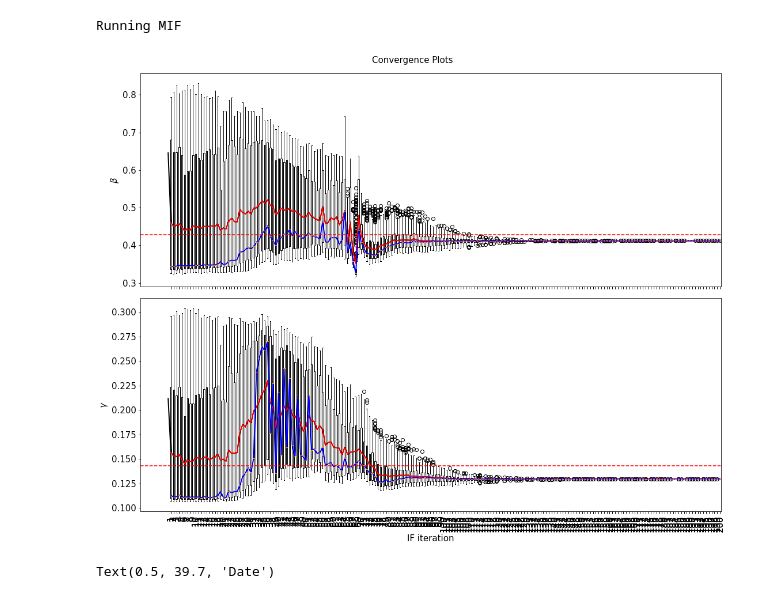
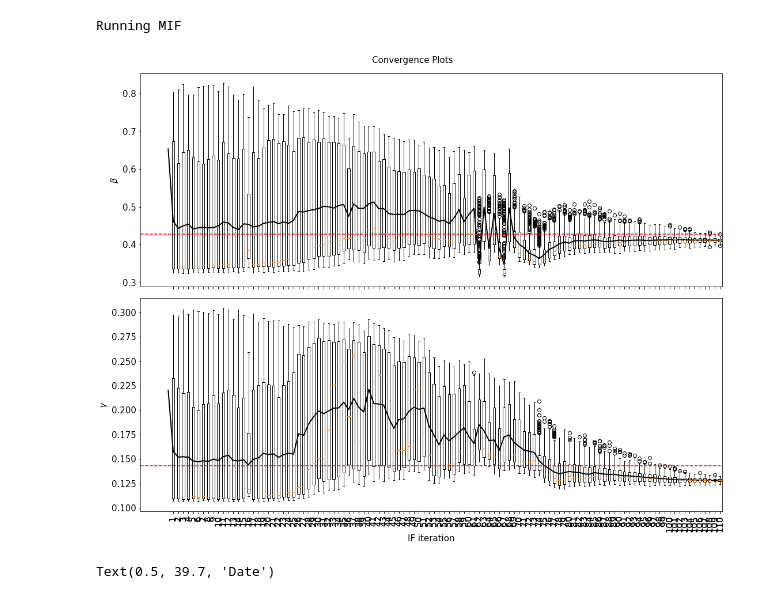
Before and after one commit to ChaosDonkey06/ID_Modeling, a Jupyter notebook: POMP_INFERENCE/SIR_IF_EAKF.ipynb, the cells around one changed output. Cells and saved outputs as stored; diff of their text form; code cells hidden in the pictures.

Commit message:
update transformed params

```diff
--- a/POMP_INFERENCE/SIR_IF_EAKF.ipynb
+++ b/POMP_INFERENCE/SIR_IF_EAKF.ipynb
@@ -7,7 +7,10 @@ import math
 
 import os
 
+from global_config import config
 import matplotlib.pyplot as plt
+
+results_dir = config.get_property('results_dir')
 # %%
 import numpy as np
 
@@ -361,7 +365,7 @@ priors_range_dict["gamma"] = [1/10, 1/3]  # Recovery rate range
 
 lambda_inf    = 1.1
 num_params    = 2
-num_iters_mif = 200
+num_iters_mif = 110
 alpha_mif     = 0.9 # Variance shrinking factor
 num_ensembles = 300
 
@@ -487,34 +491,36 @@ Running MIF
 # %%
 import seaborn as sns
 
 # Convergence Plots
 fig, ax = plt.subplots(2, 1, figsize=(15.5, 12.2), sharex=True)
-ax[0].boxplot(param_iter[0,:,:])
 ax[0].plot(range(num_iters_mif+1), theta[0,:], color="k", lw=2)
 ax[0].plot(range(1,num_iters_mif+1), np.mean(param_iter[0,:,:], -2), color="r", lw=2)
-ax[0].plot(range(1,num_iters_mif+1), np.median(param_iter[0,:,:], -2), color="blue", lw=2)
+#ax[0].plot(range(1,num_iters_mif+1), np.median(param_iter[0,:,:], -2), color="blue", lw=2)
+ax[0].boxplot(param_iter[0,:,:])
 
 ax[0].axhline(y=beta_truth, color="red", linestyle="--")
 
+ax[1].plot(range(num_iters_mif+1), theta[1,:], color="k", lw=2)
+#ax[1].plot(range(1,num_iters_mif+1), np.mean(param_iter[1,:,:], -2), color="r", lw=2)
+#ax[1].plot(range(1,num_iters_mif+1), np.median(param_iter[1,:,:], -2), color="blue", lw=2)
 ax[1].boxplot(param_iter[1, :, :])
-ax[1].plot(range(num_iters_mif+1), theta[1,:], color="k", lw=2)
-ax[1].plot(range(1,num_iters_mif+1), np.mean(param_iter[1,:,:], -2), color="r", lw=2)
-ax[1].plot(range(1,num_iters_mif+1), np.median(param_iter[1,:,:], -2), color="blue", lw=2)
 
 ax[1].axhline(y=gamma_truth, color="red", linestyle="--")
 
 ax[0].set_ylabel(r"$\beta$", fontsize=15)
 ax[1].set_ylabel(r"$\gamma$", fontsize=15)
 
 for axi in ax:
     axi.tick_params( which='both', axis='both', labelsize=15)
     axi.tick_params( which='both', axis='x', labelrotation=90, labelsize=15)
 
 ax[1].set_xlabel("IF iteration", fontsize=15)
 fig.suptitle("Convergence Plots", fontsize=15)
 plt.tight_layout()
+
+fig.savefig(os.path.join(results_dir, "eakf_convergence_plot_IF1.png"), dpi=300, transparent=True)
 # %% [output]
-[figure, old version]
+[figure, new version]
 # %%
 import datetime
 
```
Also changed, not shown: parts of 8 cells of this notebook, 5 other files.
